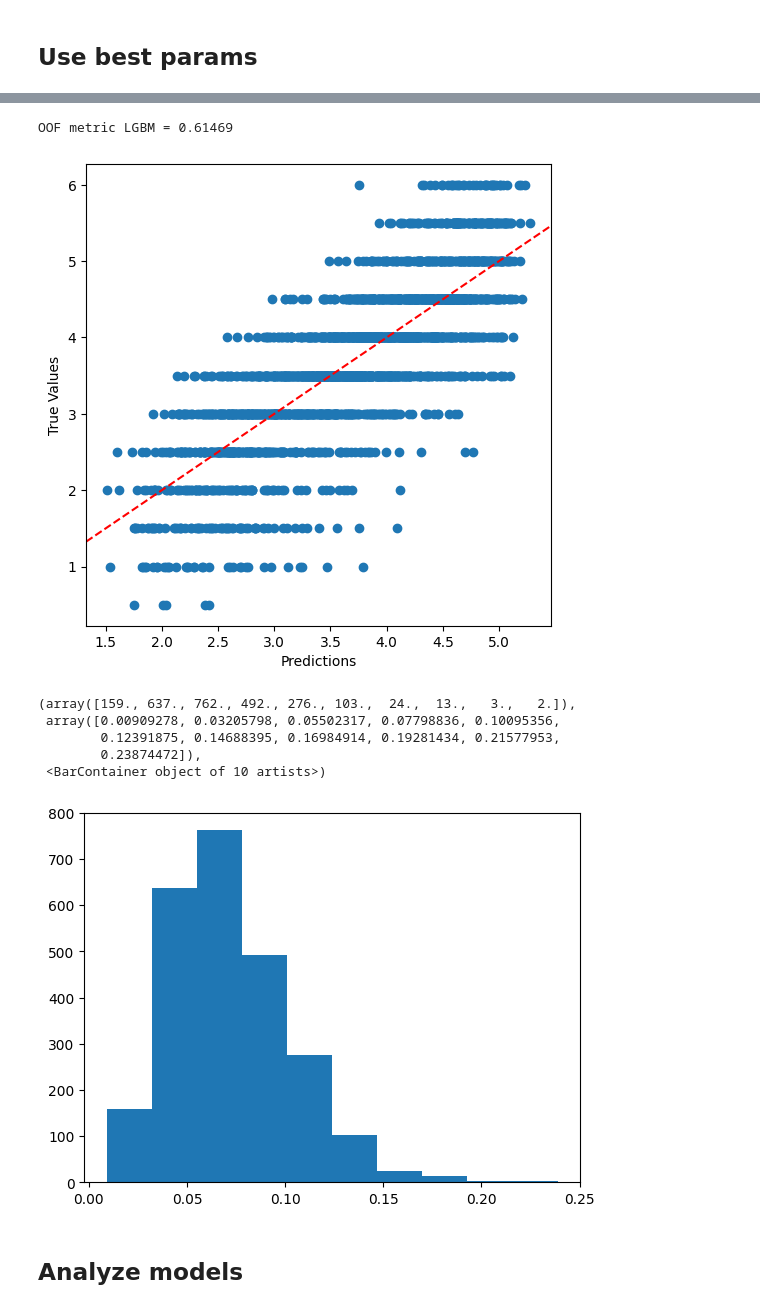
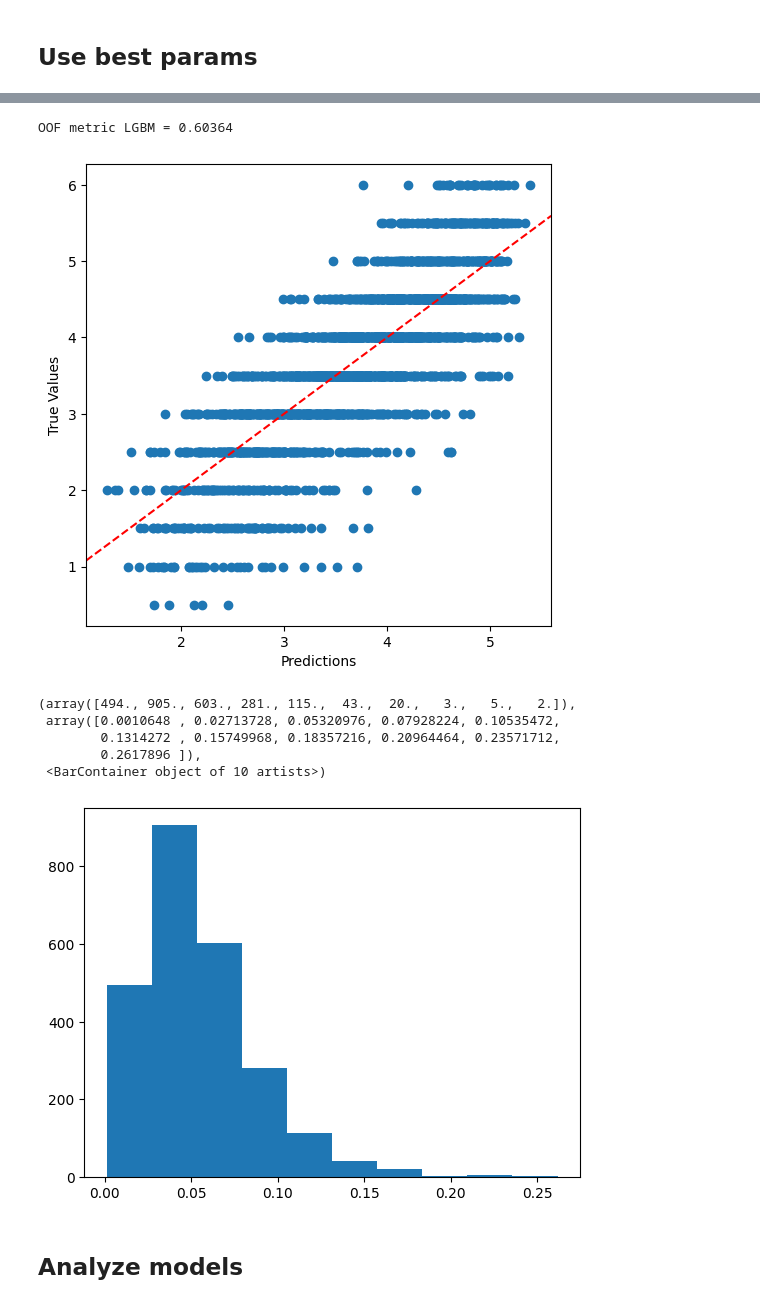
Before and after one commit to luispintoc/Linking-Writing, a Jupyter notebook: models/lgbm_v2.ipynb, the cells around one changed output, grey strips where cells are left out. Saved outputs shown, nothing was run; the diff lists cells and outputs as text; code cells hidden in the pictures.

```diff
--- a/models/lgbm_v2.ipynb
+++ b/models/lgbm_v2.ipynb
@@ -29,6 +29,6 @@ import sys
 sys.path.append('../')
 from utils import *
 # %%
-train_feats = pd.read_csv('../feature_eng/example_features.csv')
+train_feats = pd.read_csv('../feature_eng/example_features2.csv')
 # %% [markdown]
 ## Replace infs
@@ -37,6 +35,18 @@ train_feats.replace([np.inf, -np.inf], np.nan, inplace=True)
+# %%
+train_feats.replace([np.inf, -np.inf], np.nan, inplace=True)
+cols = train_feats.columns
+
+counter = 0
+new_columns = {}
+for col in cols:
+    if col != 'id' and col != 'score':
+        new_columns[col] = counter
+        counter += 1
+
+train_feats.rename(columns=new_columns, inplace=True)
 # %%
-for col in train_feats.columns:
-    if len(train_feats[col].unique()) == 1:
-        train_feats.drop(col,inplace=True,axis=1)
+# for col in train_feats.columns:
+#     if len(train_feats[col].unique()) == 1:
+#         train_feats.drop(col,inplace=True,axis=1)
 
-len(train_feats.columns)
+# len(train_feats.columns)
@@ -147,14 +155,14 @@ models_dict = {}
 scores = []
 preds_dict = {}
 count = 0
-for _ in train_logs_df['id'].unique():
+for _ in train_feats['id'].unique():
     preds_dict[count] = []
     count+=1
 
 # test_predict_list = []
 
-for i in range(5):
-    kf = model_selection.KFold(n_splits=10, random_state=42 + i, shuffle=True)
+for i in range(3):
+    kf = model_selection.KFold(n_splits=20, random_state=42 + i, shuffle=True)
     oof_valid_preds = np.zeros(train_feats.shape[0])
     # X_test = test_feats[train_cols]
     for fold, (train_idx, valid_idx) in enumerate(kf.split(train_feats)):
@@ -162,10 +170,10 @@ for i in range(5):
         X_train, y_train = train_feats.iloc[train_idx][train_cols], train_feats.iloc[train_idx][target_col]
         X_valid, y_valid = train_feats.iloc[valid_idx][train_cols], train_feats.iloc[valid_idx][target_col]
         best_params = {
-                "objective": "mean_squared_error",
+                "objective": "rmse",
                 "metric": "rmse",
                 'random_state': 42,
-                "n_estimators" : 10000,
+                "n_estimators" : 1000,
                 "verbosity": -1,
                 "n_jobs": -1,
                 **best_trial
@@ -173,7 +181,7 @@ for i in range(5):
         model = lgb.LGBMRegressor(**best_params)
         early_stopping_callback = lgb.early_stopping(50, first_metric_only=True, verbose=False)
 
-        model.fit(X_train, y_train, eval_set=[(X_valid, y_valid)],
+        model.fit(X_train, y_train, eval_set=[(X_valid, y_valid)], #verbose=False,
                   callbacks=[early_stopping_callback],
         )
 
@@ -207,7 +215,7 @@ print('OOF metric LGBM = {:.5f}'.format(metrics.mean_squared_error(train_feats[t
                                                                    means,
                                                                    squared=False)))
 # %% [output]
-OOF metric LGBM = 0.61469
+OOF metric LGBM = 0.60364
 # %%
 def add_identity(axes, *line_args, **line_kwargs):
     identity, = axes.plot([], [], *line_args, **line_kwargs)
@@ -230,24 +238,24 @@ def round_to_half(numbers, round_up=False):
         return [math.floor(num * 2) / 2 for num in numbers]
 # %%
 f, ax = plt.subplots(figsize=(6, 6))
-ax.scatter(means, train_scores_df['score'])
+ax.scatter(means, train_feats['score'])
 add_identity(ax, color='r', ls='--')
 # ax.scatter(stds, train_scores_df['score']-means)
 plt.ylabel('True Values')
 plt.xlabel('Predictions')
 
 plt.show()
 # %% [output]
-[figure, old version]
+[figure, new version]
 # %%
 plt.hist(stds)
 # %% [output]
-(array([159., 637., 762., 492., 276., 103.,  24.,  13.,   3.,   2.]),
- array([0.00909278, 0.03205798, 0.05502317, 0.07798836, 0.10095356,
-        0.12391875, 0.14688395, 0.16984914, 0.19281434, 0.21577953,
-        0.23874472]),
+(array([494., 905., 603., 281., 115.,  43.,  20.,   3.,   5.,   2.]),
+ array([0.0010648 , 0.02713728, 0.05320976, 0.07928224, 0.10535472,
+        0.1314272 , 0.15749968, 0.18357216, 0.20964464, 0.23571712,
+        0.2617896 ]),
  <BarContainer object of 10 artists>)
-[figure, old version]
+[figure, new version]
 # %% [markdown]
 ## Analyze models
 # %%
```
Also changed, not shown: parts of 11 cells of this notebook, 6 other files.
